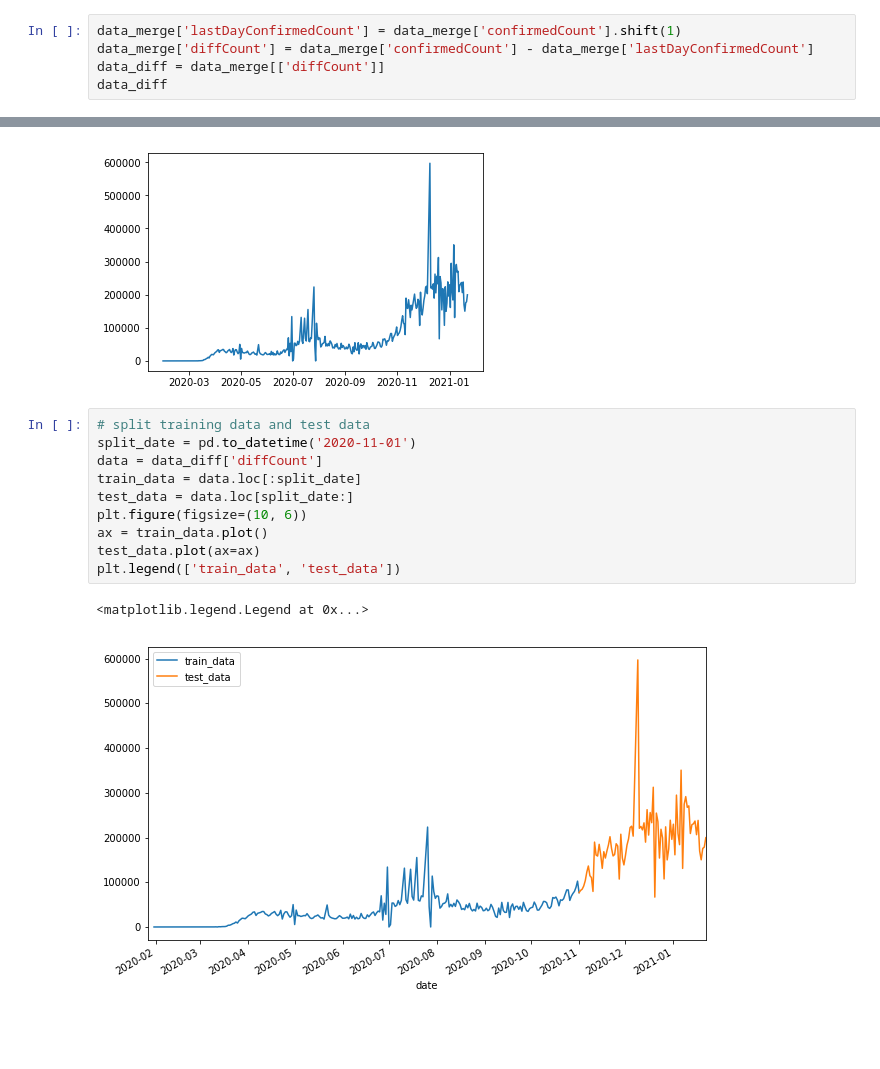
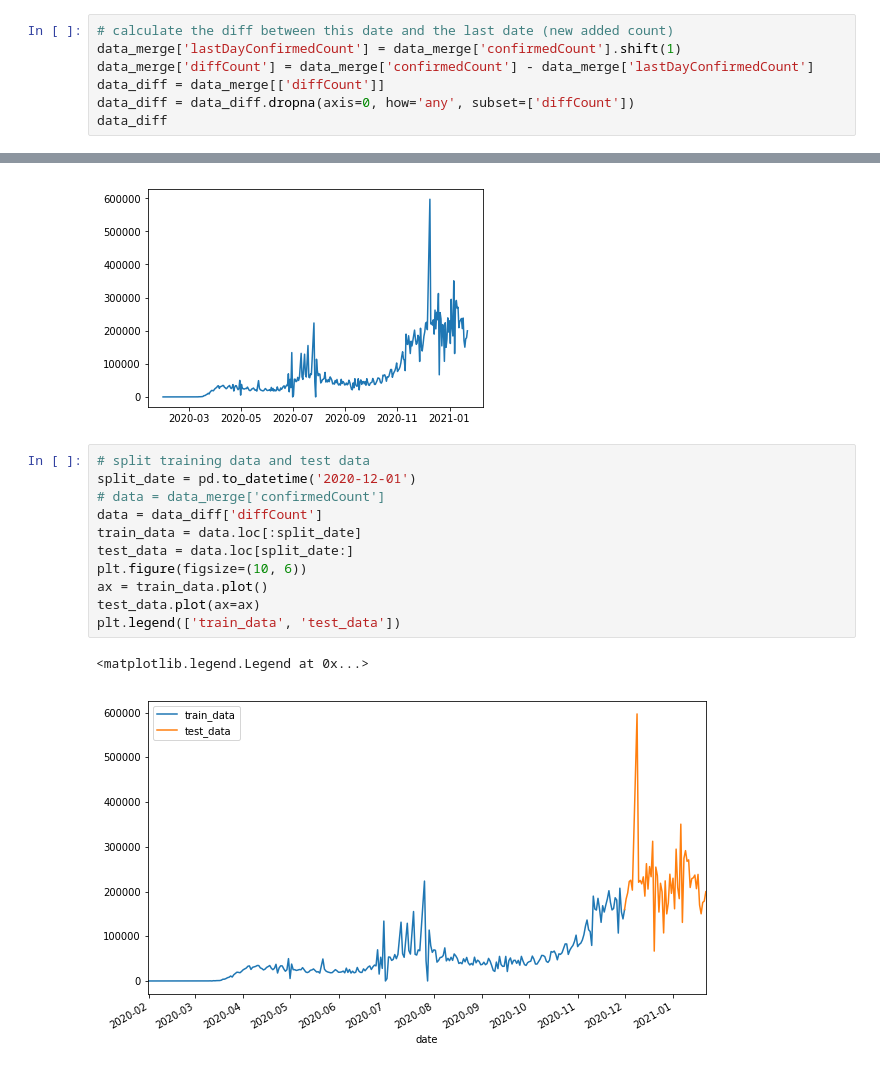
Before and after one commit to vcx15/TimeSeriesPrediction, a Jupyter notebook: TimeSeriesPrediction.ipynb, the cells around one changed output, grey strips where cells are left out. Saved outputs shown, nothing was run; the diff lists cells and outputs as text; blank space fills up the shorter version.

```diff
--- a/TimeSeriesPrediction.ipynb
+++ b/TimeSeriesPrediction.ipynb
@@ -104,9 +110,11 @@ data_merge.head(30)
 | 2020-03-05 | 153 |
 | 2020-03-06 | 232 |
 # %%
+# calculate the diff between this date and the last date (new added count)
 data_merge['lastDayConfirmedCount'] = data_merge['confirmedCount'].shift(1)
 data_merge['diffCount'] = data_merge['confirmedCount'] - data_merge['lastDayConfirmedCount']
 data_diff = data_merge[['diffCount']]
+data_diff = data_diff.dropna(axis=0, how='any', subset=['diffCount'])
 data_diff
 # %% [output]
 |  | diffCount |
@@ -130,17 +138,18 @@ plt.plot(data_diff)
 [figure]
 # %%
 # split training data and test data
-split_date = pd.to_datetime('2020-11-01')
+split_date = pd.to_datetime('2020-12-01')
+# data = data_merge['confirmedCount']
 data = data_diff['diffCount']
 train_data = data.loc[:split_date]
 test_data = data.loc[split_date:]
 plt.figure(figsize=(10, 6))
 ax = train_data.plot()
 test_data.plot(ax=ax)
 plt.legend(['train_data', 'test_data'])
 # %% [output]
 <matplotlib.legend.Legend at 0x...>
-[figure, old version]
+[figure, new version]
 # %%
 # normalize data
 from sklearn.preprocessing import MinMaxScaler
```
Also changed, not shown: parts of 15 cells of this notebook.
